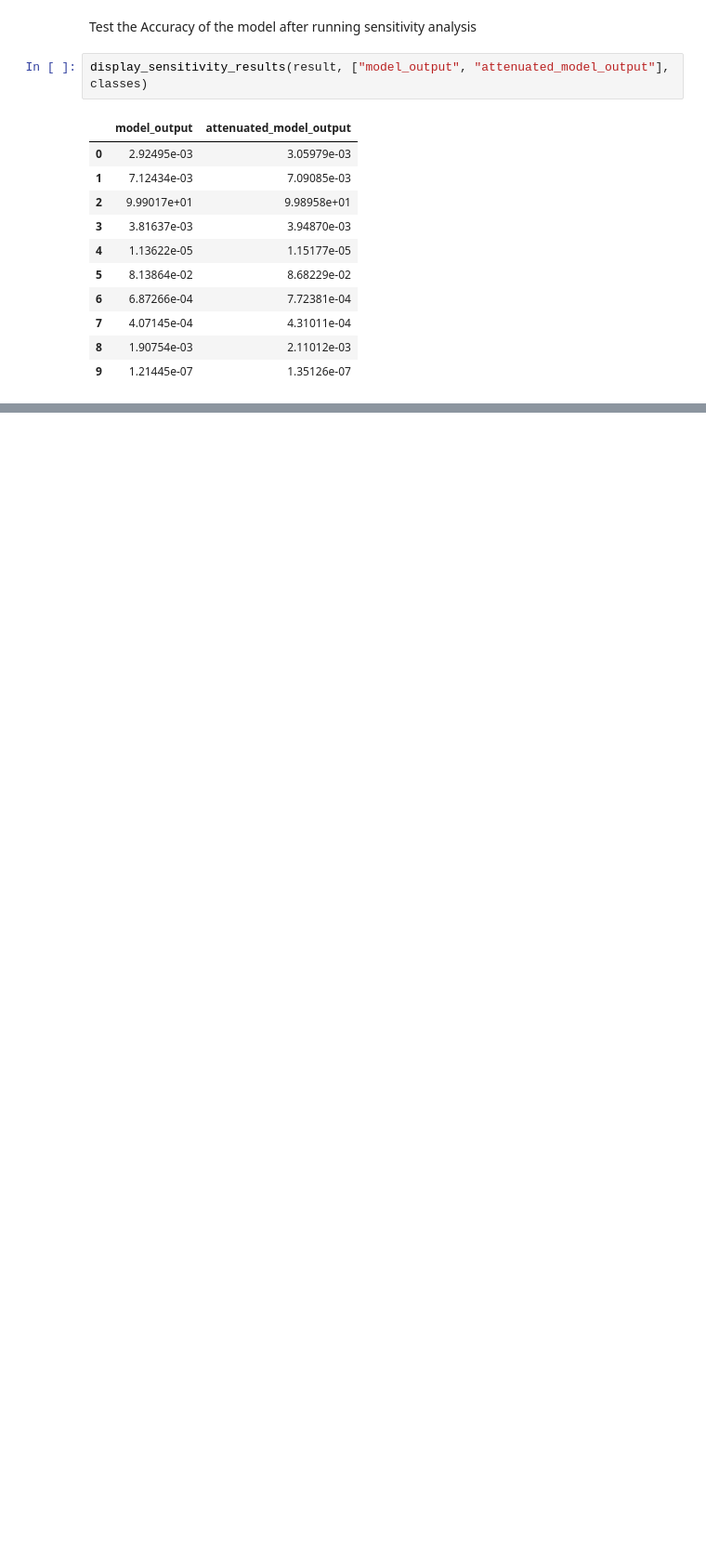
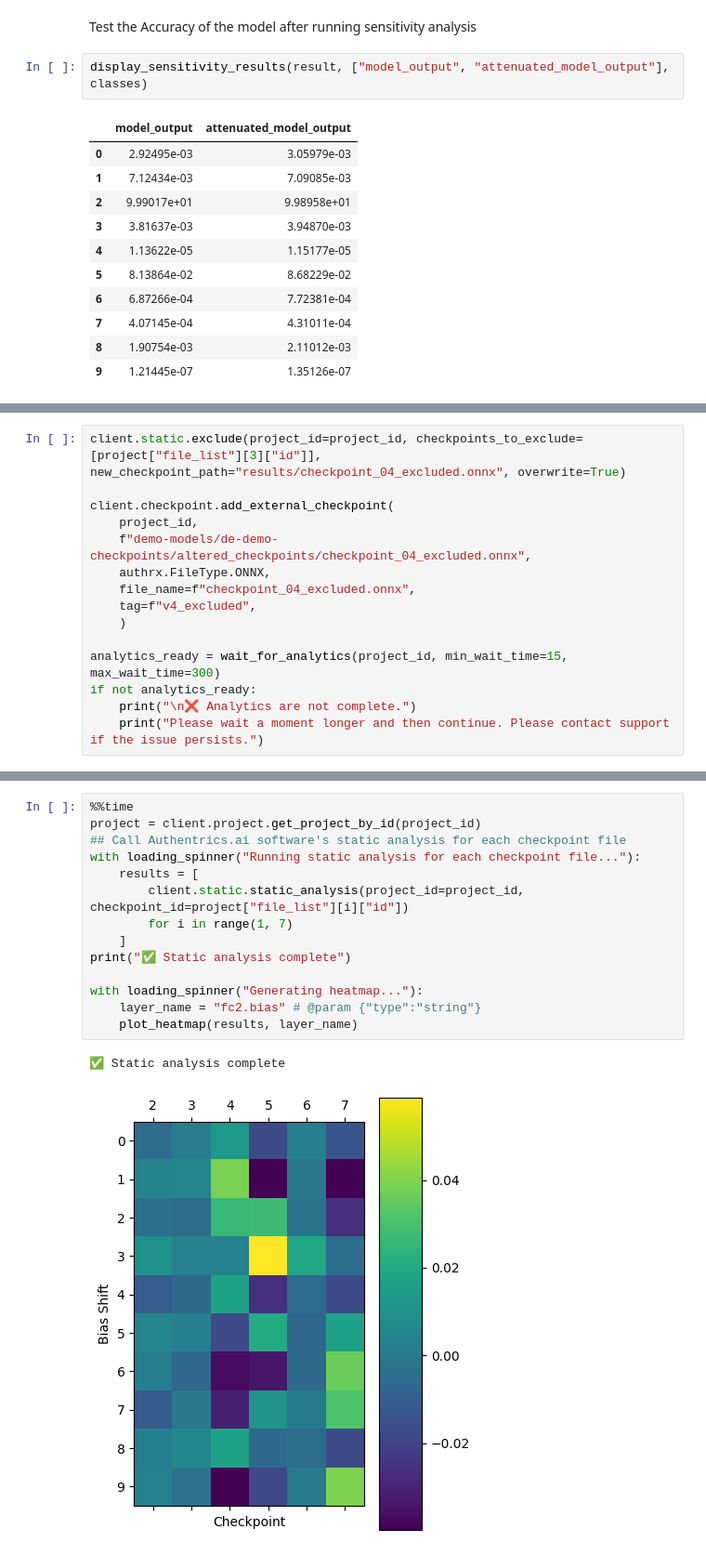
Before and after one commit to Authentrics-ai/demos, a Jupyter notebook: MnistOnnxDemo/MnistOnnxDemo.ipynb, the cells around one changed output, grey strips where cells are left out. Shown at 93% size. Saved outputs shown, nothing was run; the diff lists cells and outputs as text; blank space fills up the shorter version.

```diff
--- a/MnistOnnxDemo/MnistOnnxDemo.ipynb
+++ b/MnistOnnxDemo/MnistOnnxDemo.ipynb
@@ -468,0 +471,15 @@ display_sensitivity_results(result, ["model_output", "attenuated_model_output"],
+# %%
+client.static.exclude(project_id=project_id, checkpoints_to_exclude=[project["file_list"][3]["id"]], new_checkpoint_path="results/checkpoint_04_excluded.onnx", overwrite=True)
+
+client.checkpoint.add_external_checkpoint(
+    project_id,
+    f"demo-models/de-demo-checkpoints/altered_checkpoints/checkpoint_04_excluded.onnx",
+    authrx.FileType.ONNX,
+    file_name=f"checkpoint_04_excluded.onnx",
+    tag=f"v4_excluded",
+    )
+
+analytics_ready = wait_for_analytics(project_id, min_wait_time=15, max_wait_time=300)
+if not analytics_ready:
+    print("\n❌ Analytics are not complete.")
+    print("Please wait a moment longer and then continue. Please contact support if the issue persists.")
@@ -468,0 +498,17 @@ display_sensitivity_results(result, ["model_output", "attenuated_model_output"],
+# %%
+%%time
+project = client.project.get_project_by_id(project_id)
+## Call Authentrics.ai software's static analysis for each checkpoint file
+with loading_spinner("Running static analysis for each checkpoint file..."):
+    results = [
+        client.static.static_analysis(project_id=project_id, checkpoint_id=project["file_list"][i]["id"])
+        for i in range(1, 7)
+    ]
+print("✅ Static analysis complete")
+
+with loading_spinner("Generating heatmap..."):
+    layer_name = "fc2.bias" # @param {"type":"string"}
+    plot_heatmap(results, layer_name)
+# %% [output]
+✅ Static analysis complete
+[figure, added]
```
Also changed, not shown: parts of 11 cells of this notebook, 1 other file.
